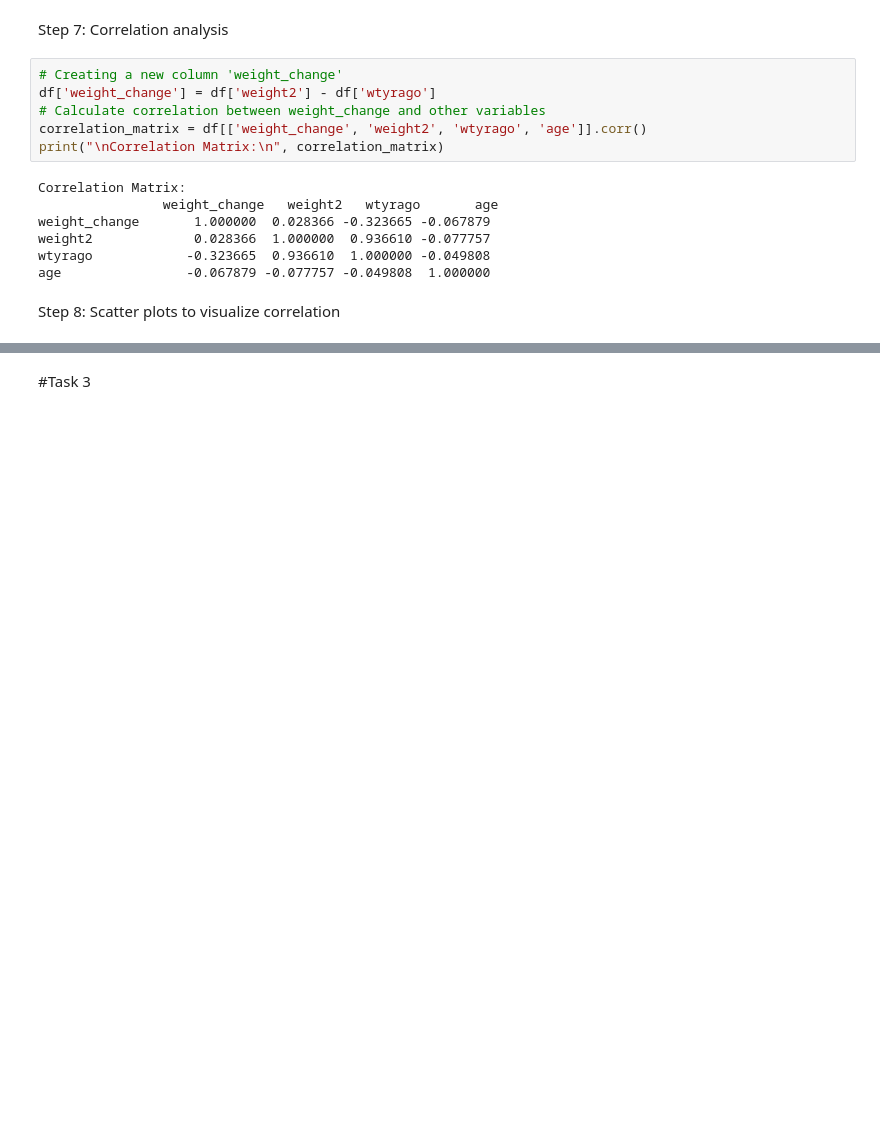
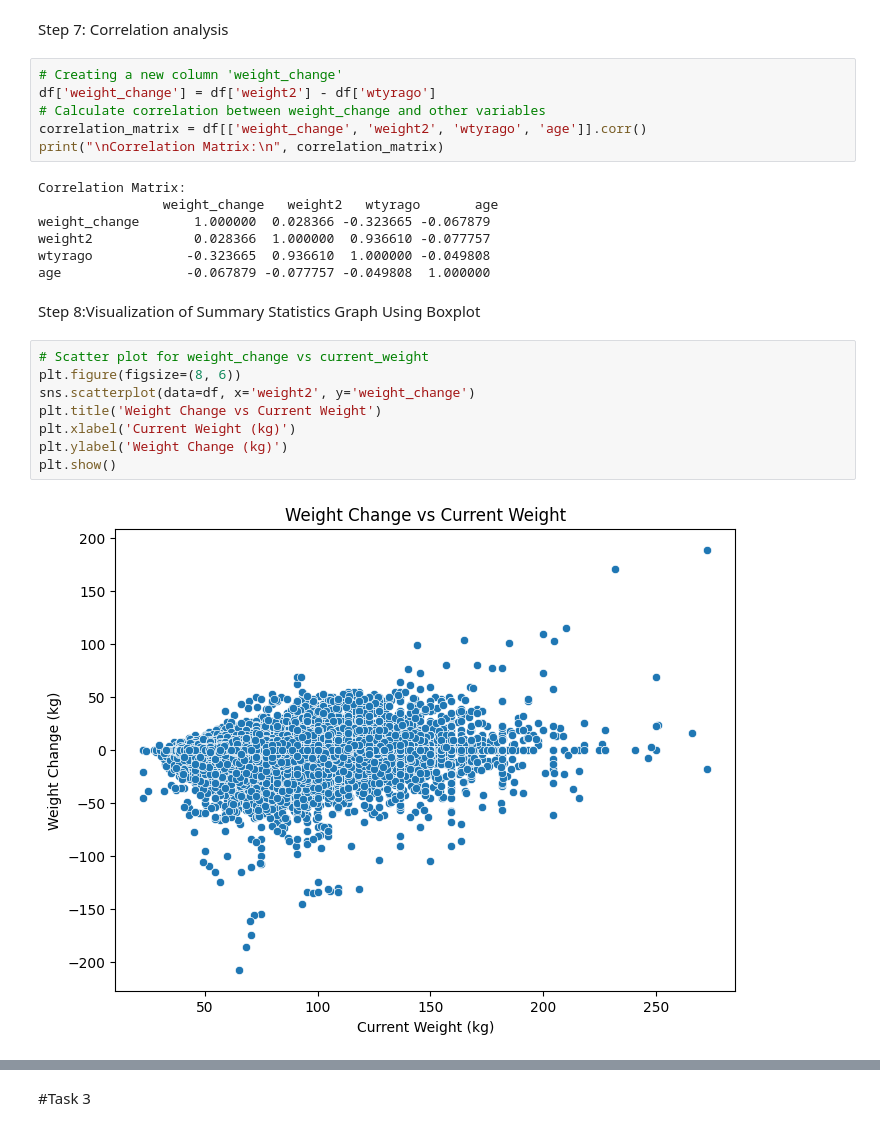
Before and after one commit to DiwashPaudel/DiwashPaudel, a Jupyter notebook: S00393611_Diwash_Paudel_ITEC610_AT3.ipynb, the cells around one changed output, grey strips where cells are left out. Saved outputs shown, nothing was run; the diff lists cells and outputs as text; blank space fills up the shorter version.

```diff
--- a/S00393611_Diwash_Paudel_ITEC610_AT3.ipynb
+++ b/S00393611_Diwash_Paudel_ITEC610_AT3.ipynb
@@ -144,6 +144,16 @@ weight_change       1.000000  0.028366 -0.323665 -0.067879
 weight2             0.028366  1.000000  0.936610 -0.077757
 wtyrago            -0.323665  0.936610  1.000000 -0.049808
 age                -0.067879 -0.077757 -0.049808  1.000000
-# %% [markdown]
-Step 8: Scatter plots to visualize correlation
+# %% [markdown]
+Step 8:Visualization of Summary Statistics Graph Using Boxplot
+# %%
+# Scatter plot for weight_change vs current_weight
+plt.figure(figsize=(8, 6))
+sns.scatterplot(data=df, x='weight2', y='weight_change')
+plt.title('Weight Change vs Current Weight')
+plt.xlabel('Current Weight (kg)')
+plt.ylabel('Weight Change (kg)')
+plt.show()
+# %% [output]
+[figure, added]
 # %%
```
Also changed, not shown: parts of 10 cells of this notebook.
